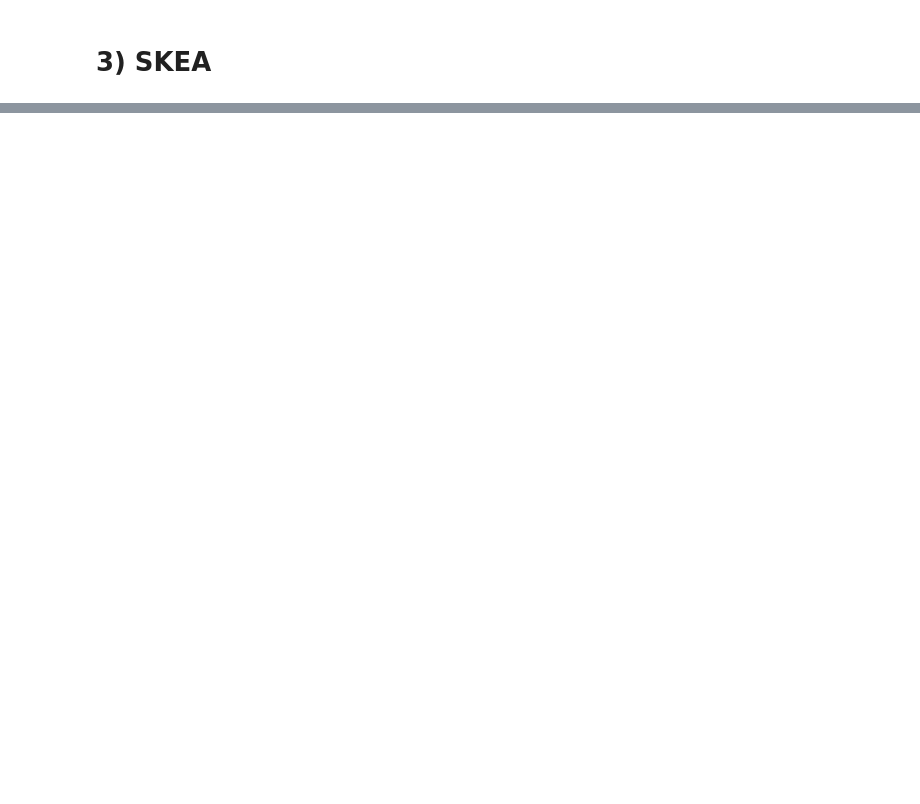
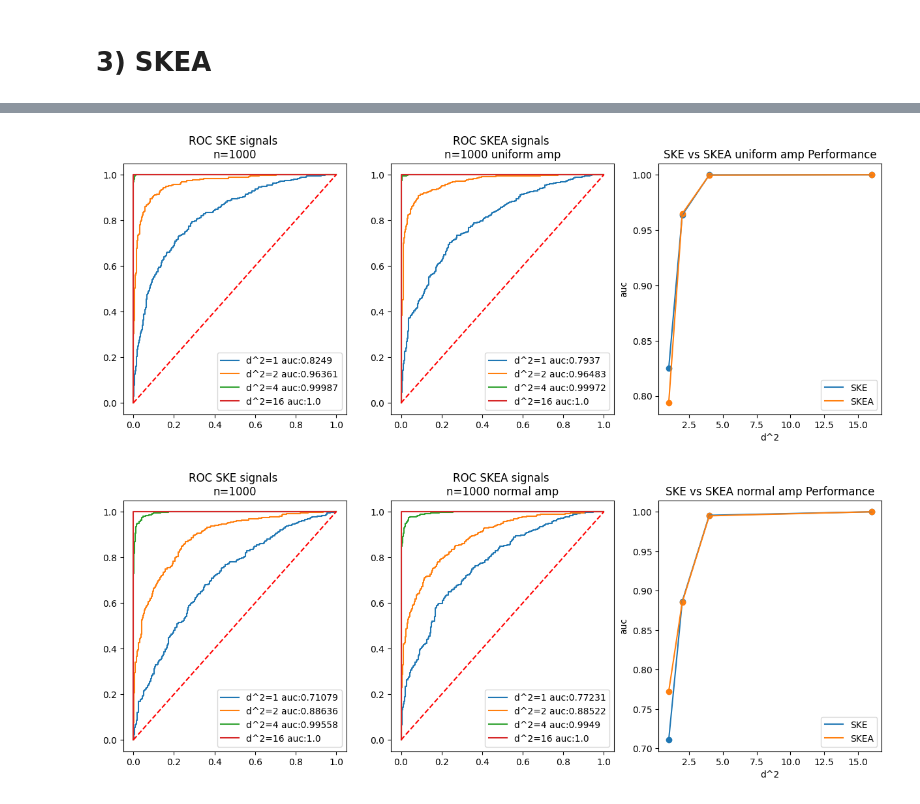
Before and after one commit to albertlyuan/ece-585, a Jupyter notebook: hw2.ipynb, the cells around one changed output, grey strips where cells are left out. Saved outputs shown, nothing was run; the diff lists cells and outputs as text; code cells hidden in the pictures; blank space fills up the shorter version.

```diff
--- a/hw2.ipynb
+++ b/hw2.ipynb
@@ -316,0 +240,28 @@ plt.show()
+# %%
+np.random.seed(seed=0)
+
+# uniform amp
+unknownAmp = np.random.uniform(0,1)
+phase = np.random.uniform(0, 2*np.pi)
+signal = unknownAmp * np.sin(FREQ * T + phase)
+fig, ax = plt.subplots(1,3,figsize=(15,5))
+data = {}
+data['SKE'] = ske(signal, ax[0], f"ROC SKE signals \nn={n}")
+data['SKEA'] = skea(signal, phase, ax[1], f"ROC SKEA signals \nn={n} uniform amp")
+compareROC(data, ax[2],"SKE vs SKEA uniform amp Performance")
+plt.show()
+
+# normal amp
+unknownAmp = abs(np.random.normal(0,1))
+phase = np.random.uniform(0, 2*np.pi)
+signal = unknownAmp * np.sin(FREQ * T + phase)
+fig, ax = plt.subplots(1,3,figsize=(15,5))
+data = {}
+data['SKE'] = ske(signal, ax[0], f"ROC SKE signals \nn={n}")
+data['SKEA'] = skea(signal, phase, ax[1],f"ROC SKEA signals \nn={n} normal amp")
+compareROC(data, ax[2],"SKE vs SKEA normal amp Performance")
+
+plt.show()
+# %% [output]
+[figure, added]
+[figure, added]
```
Also changed, not shown: parts of 14 cells of this notebook, 2 other files.
